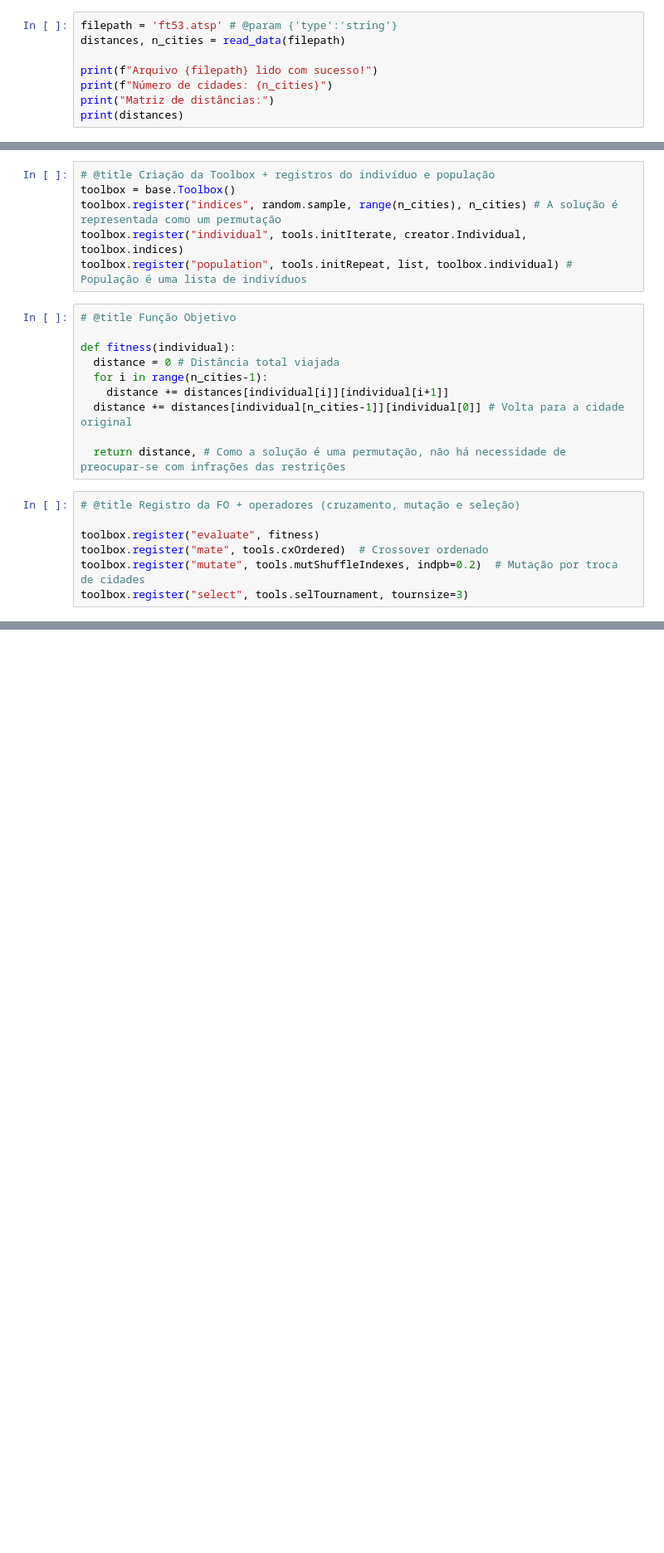
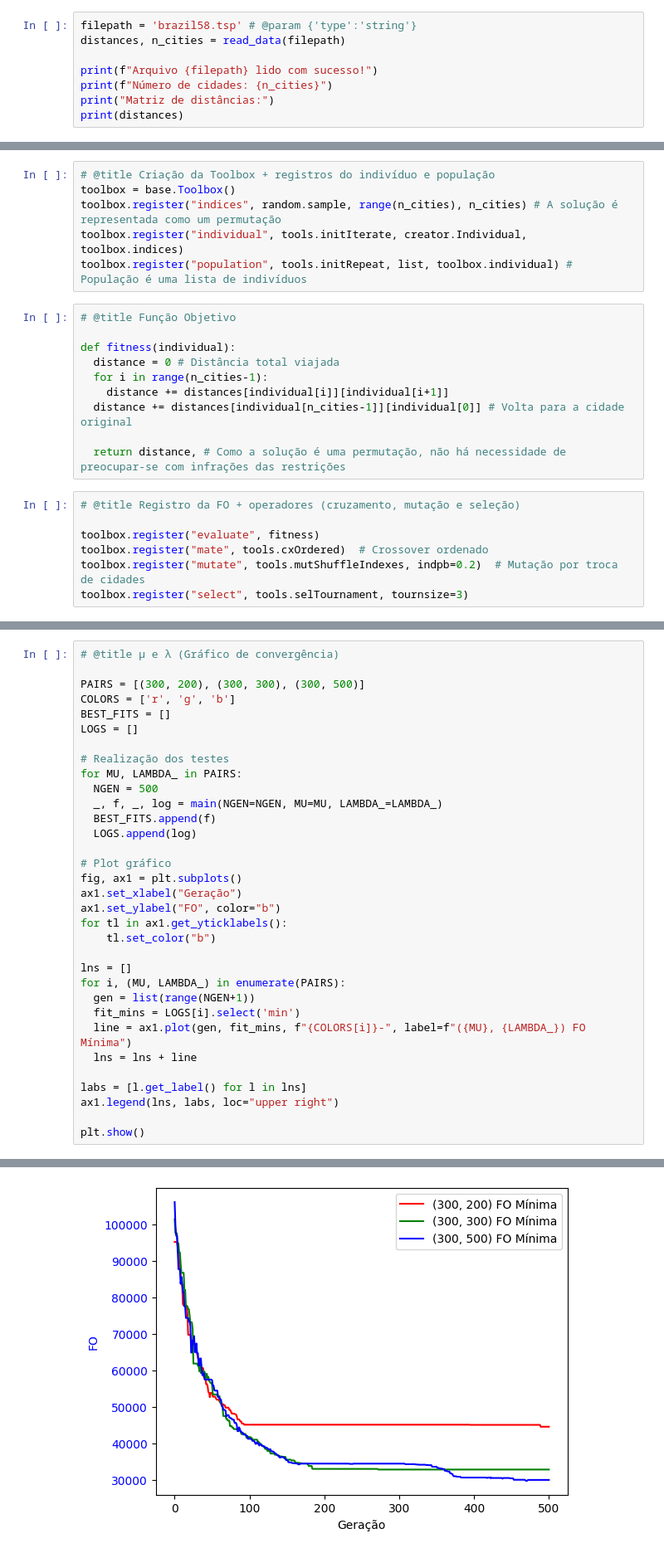
Before and after one commit to arthurnfmc/TSPGenetic, a Jupyter notebook: tspgenetic.ipynb, the cells around one changed output, grey strips where cells are left out. Shown at 83% size. Drawn from its saved outputs; the diff is of its cells as text; blank space fills up the shorter version.

```diff
--- a/tspgenetic.ipynb
+++ b/tspgenetic.ipynb
@@ -81,5 +140,5 @@ def read_data(fpath):
 # %%
-filepath = 'ft53.atsp' # @param {'type':'string'}
+filepath = 'brazil58.tsp' # @param {'type':'string'}
 distances, n_cities = read_data(filepath)
 
 print(f"Arquivo {filepath} lido com sucesso!")
@@ -165,0 +229,34 @@ Distância total: 11012
+# %%
+# @title μ e λ (Gráfico de convergência)
+
+PAIRS = [(300, 200), (300, 300), (300, 500)]
+COLORS = ['r', 'g', 'b']
+BEST_FITS = []
+LOGS = []
+
+# Realização dos testes
+for MU, LAMBDA_ in PAIRS:
+  NGEN = 500
+  _, f, _, log = main(NGEN=NGEN, MU=MU, LAMBDA_=LAMBDA_)
+  BEST_FITS.append(f)
+  LOGS.append(log)
+
+# Plot gráfico
+fig, ax1 = plt.subplots()
+ax1.set_xlabel("Geração")
+ax1.set_ylabel("FO", color="b")
+for tl in ax1.get_yticklabels():
+    tl.set_color("b")
+
+lns = []
+for i, (MU, LAMBDA_) in enumerate(PAIRS):
+  gen = list(range(NGEN+1))
+  fit_mins = LOGS[i].select('min')
+  line = ax1.plot(gen, fit_mins, f"{COLORS[i]}-", label=f"({MU}, {LAMBDA_}) FO Mínima")
+  lns = lns + line
+
+labs = [l.get_label() for l in lns]
+ax1.legend(lns, labs, loc="upper right")
+
+plt.show()
+# %% [output]
@@ -165,0 +280 @@ Distância total: 11012
+[figure, added]
```
Also changed, not shown: parts of 19 cells of this notebook.
